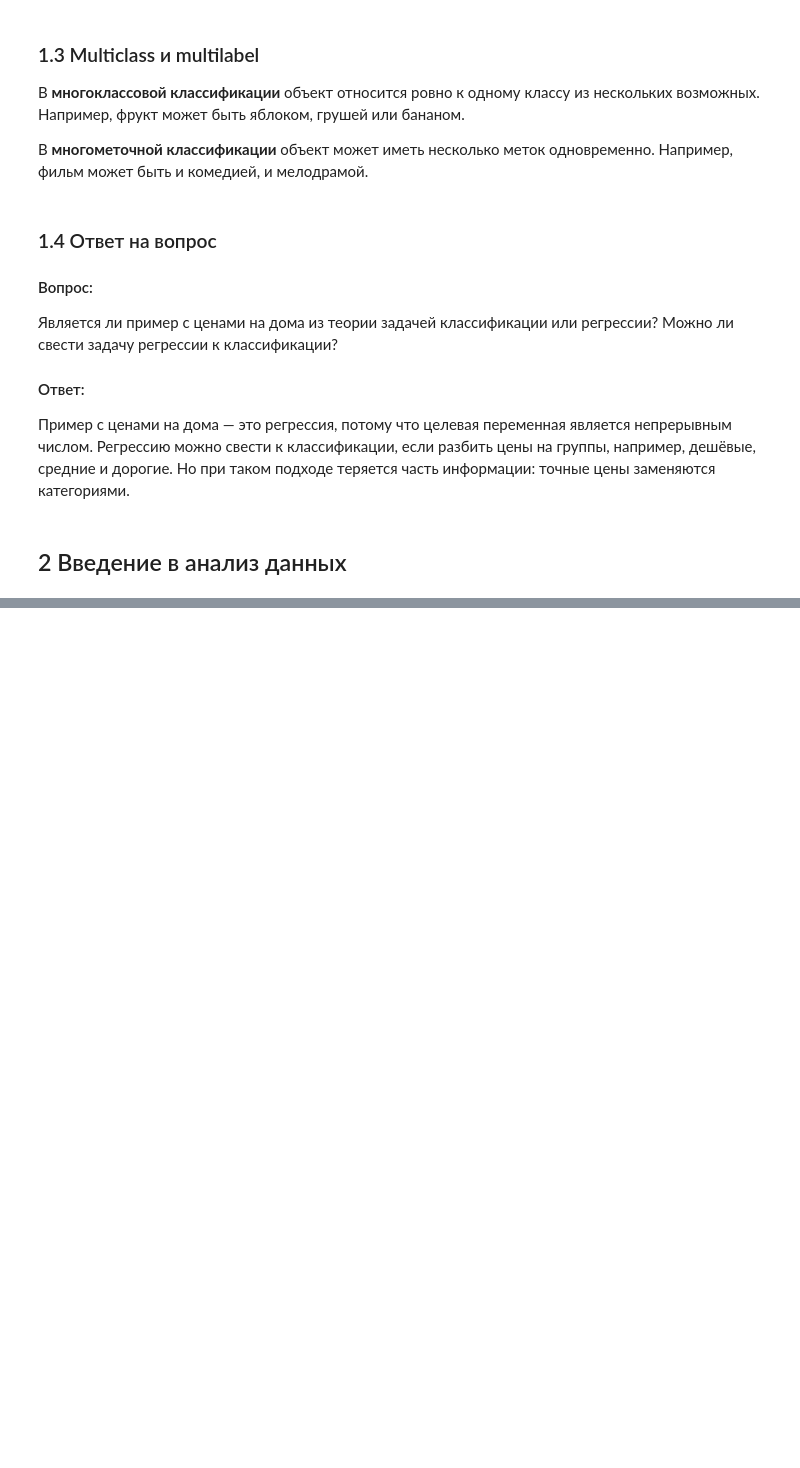
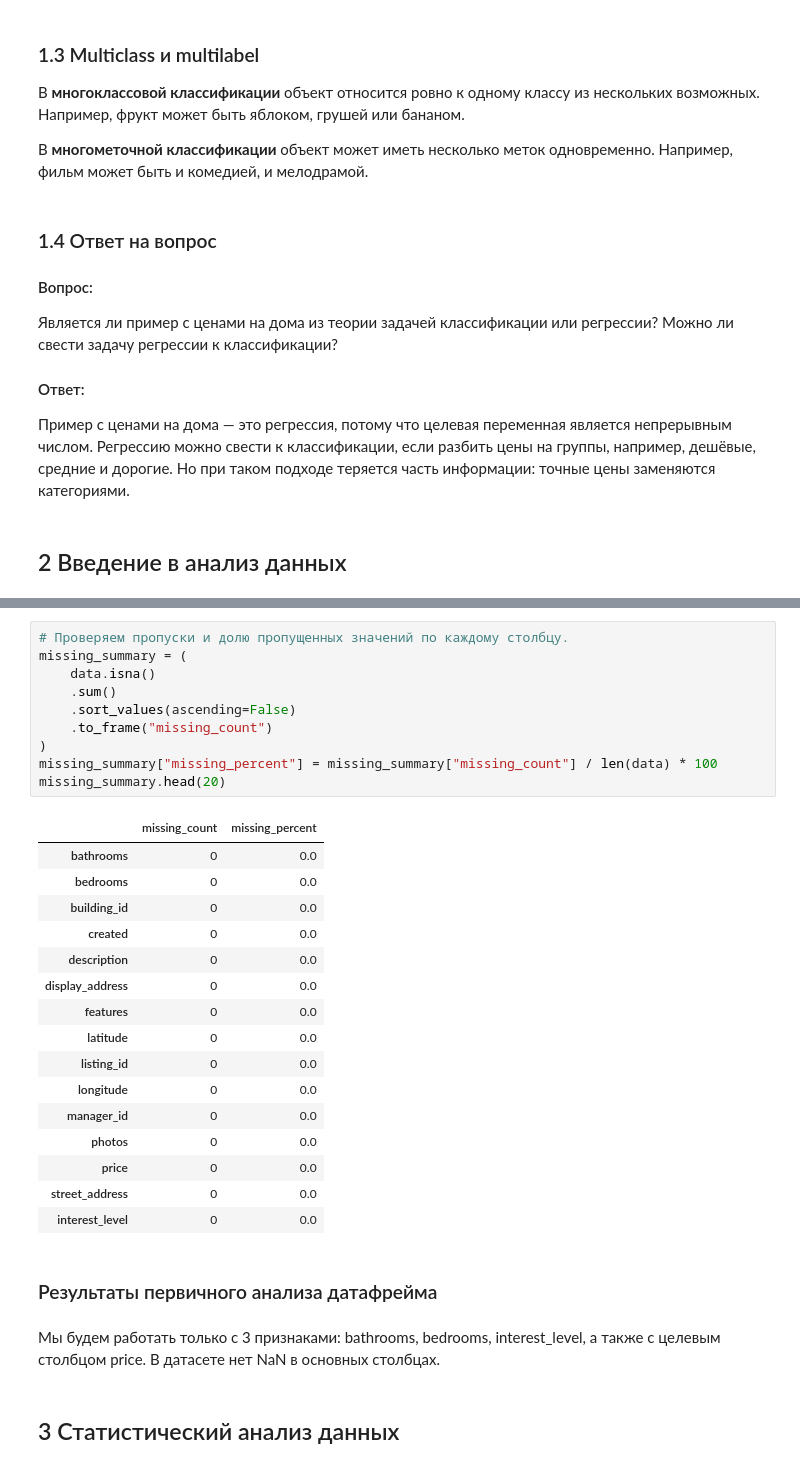
Before and after one commit to giperadmin/intro_in_ml_1, a Jupyter notebook: ML1_Introduction_jacquieb.ipynb, the cells around one changed output, grey strips where cells are left out. Cells and saved outputs as stored; diff of their text form; blank space fills up the shorter version.

```diff
--- a/ML1_Introduction_jacquieb.ipynb
+++ b/ML1_Introduction_jacquieb.ipynb
@@ -109,0 +178,33 @@ train.json
+# %%
+# Проверяем пропуски и долю пропущенных значений по каждому столбцу.
+missing_summary = (
+    data.isna()
+    .sum()
+    .sort_values(ascending=False)
+    .to_frame("missing_count")
+)
+missing_summary["missing_percent"] = missing_summary["missing_count"] / len(data) * 100
+missing_summary.head(20)
+# %% [output]
+|  | missing_count | missing_percent |
+| bathrooms | 0 | 0.0 |
+| bedrooms | 0 | 0.0 |
+| building_id | 0 | 0.0 |
+| created | 0 | 0.0 |
+| description | 0 | 0.0 |
+| display_address | 0 | 0.0 |
+| features | 0 | 0.0 |
+| latitude | 0 | 0.0 |
+| listing_id | 0 | 0.0 |
+| longitude | 0 | 0.0 |
+| manager_id | 0 | 0.0 |
+| photos | 0 | 0.0 |
+| price | 0 | 0.0 |
+| street_address | 0 | 0.0 |
+| interest_level | 0 | 0.0 |
+# %% [markdown]
+### Результаты первичного анализа датафрейма
+# %% [markdown]
+Мы будем работать только с 3 признаками: bathrooms, bedrooms, interest_level, а также с целевым столбцом price. В датасете нет NaN в основных столбцах.
+# %% [markdown]
+## 3 Статистический анализ данных
```
Also changed, not shown: parts of 10 cells of this notebook.
